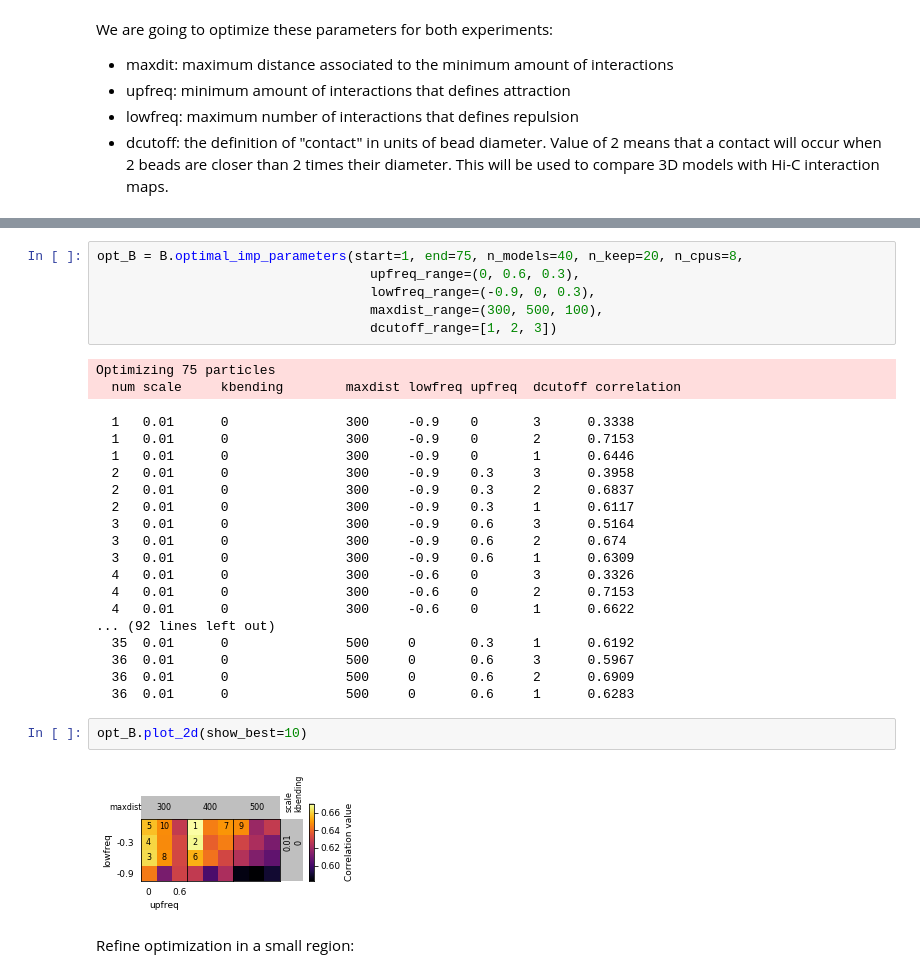
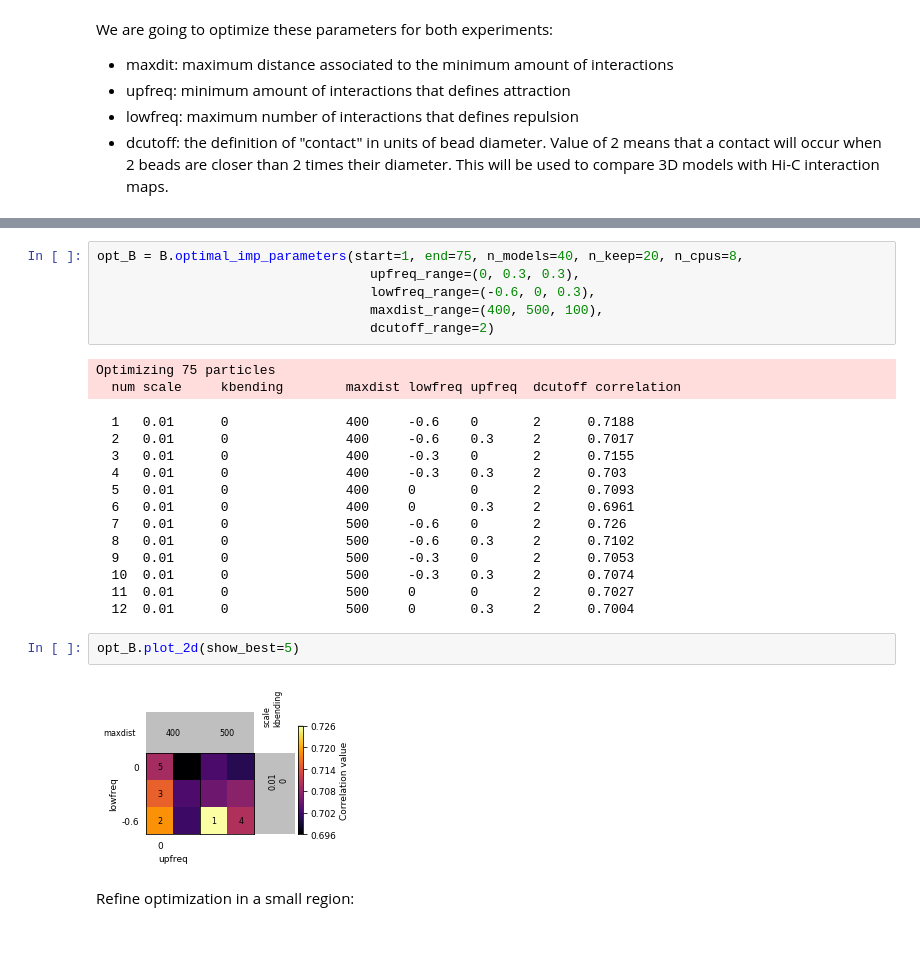
Before and after one commit to 3DGenomes/3DAROC, a Jupyter notebook: Notebooks/06a-Modeling - parameter optimization.ipynb, the cells around one changed output, grey strips where cells are left out. Drawn from its saved outputs; the diff is of its cells as text; blank space fills up the shorter version.

```diff
--- a/Notebooks/06a-Modeling - parameter optimization.ipynb
+++ b/Notebooks/06a-Modeling - parameter optimization.ipynb
@@ -42,33 +51,28 @@ We are going to optimize these parameters for both experiments:
 # %%
 opt_B = B.optimal_imp_parameters(start=1, end=75, n_models=40, n_keep=20, n_cpus=8,
-                                   upfreq_range=(0, 0.6, 0.3),
-                                   lowfreq_range=(-0.9, 0, 0.3),
-                                   maxdist_range=(300, 500, 100),
-                                   dcutoff_range=[1, 2, 3])
+                                   upfreq_range=(0, 0.3, 0.3),
+                                   lowfreq_range=(-0.6, 0, 0.3),
+                                   maxdist_range=(400, 500, 100),
+                                   dcutoff_range=2)
 # %% [output]
 Optimizing 75 particles
   num scale     kbending        maxdist lowfreq upfreq  dcutoff correlation
-  1   0.01      0               300     -0.9    0       3      0.3338
-  1   0.01      0               300     -0.9    0       2      0.7153
-  1   0.01      0               300     -0.9    0       1      0.6446
-  2   0.01      0               300     -0.9    0.3     3      0.3958
-  2   0.01      0               300     -0.9    0.3     2      0.6837
-  2   0.01      0               300     -0.9    0.3     1      0.6117
-  3   0.01      0               300     -0.9    0.6     3      0.5164
-  3   0.01      0               300     -0.9    0.6     2      0.674
-  3   0.01      0               300     -0.9    0.6     1      0.6309
-  4   0.01      0               300     -0.6    0       3      0.3326
-  4   0.01      0               300     -0.6    0       2      0.7153
-  4   0.01      0               300     -0.6    0       1      0.6622
-... (92 lines left out)
-  35  0.01      0               500     0       0.3     1      0.6192
-  36  0.01      0               500     0       0.6     3      0.5967
-  36  0.01      0               500     0       0.6     2      0.6909
-  36  0.01      0               500     0       0.6     1      0.6283
+  1   0.01      0               400     -0.6    0       2      0.7188
+  2   0.01      0               400     -0.6    0.3     2      0.7017
+  3   0.01      0               400     -0.3    0       2      0.7155
+  4   0.01      0               400     -0.3    0.3     2      0.703
+  5   0.01      0               400     0       0       2      0.7093
+  6   0.01      0               400     0       0.3     2      0.6961
+  7   0.01      0               500     -0.6    0       2      0.726
+  8   0.01      0               500     -0.6    0.3     2      0.7102
+  9   0.01      0               500     -0.3    0       2      0.7053
+  10  0.01      0               500     -0.3    0.3     2      0.7074
+  11  0.01      0               500     0       0       2      0.7027
+  12  0.01      0               500     0       0.3     2      0.7004
 # %%
-opt_B.plot_2d(show_best=10)
+opt_B.plot_2d(show_best=5)
 # %% [output]
-[figure, old version]
+[figure, new version]
 # %% [markdown]
 Refine optimization in a small region:
 # %%
```
Also changed, not shown: parts of 12 cells of this notebook, 5 other files.
